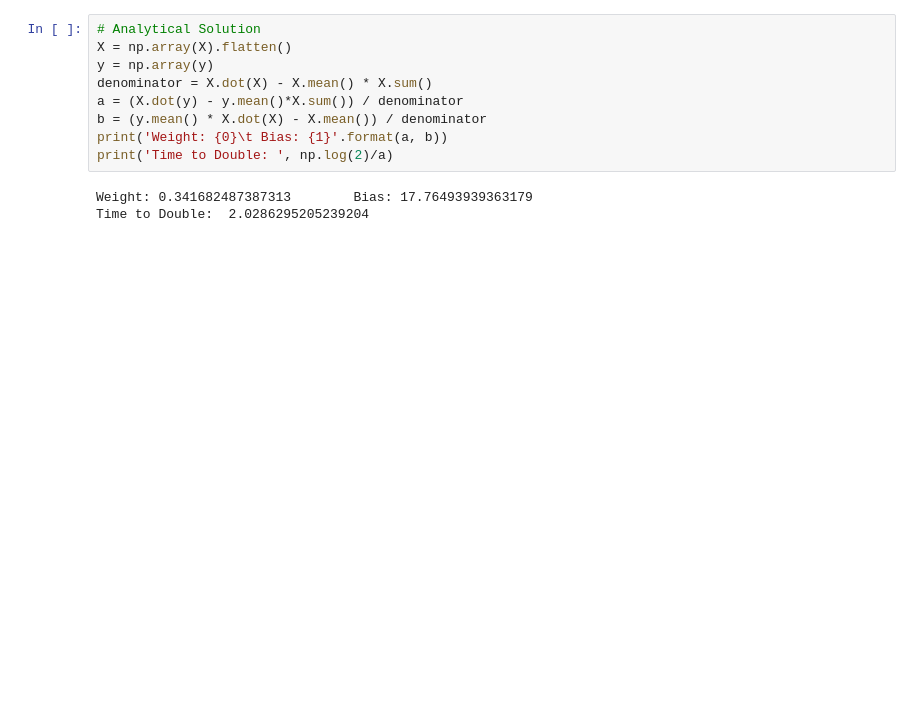
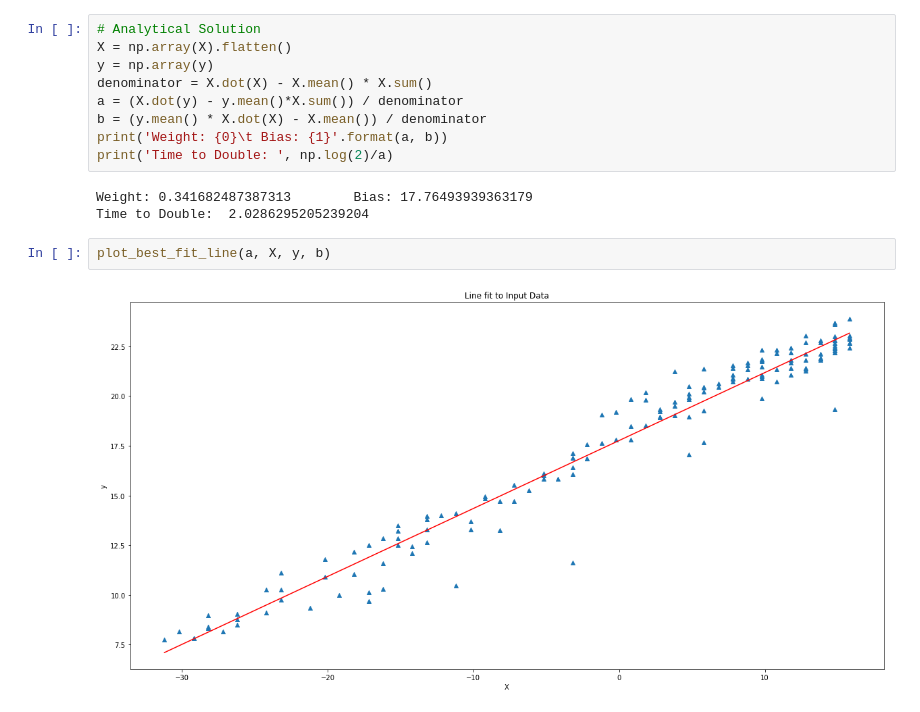
Before and after one commit to anujdutt9/Deep-Learning-TF-2.0, a Jupyter notebook: TF_2_Linear_Regression.ipynb, the cells around one changed output. Drawn from its saved outputs; the diff is of its cells as text; blank space fills up the shorter version.

```diff
--- a/TF_2_Linear_Regression.ipynb
+++ b/TF_2_Linear_Regression.ipynb
@@ -192,3 +210,7 @@ print('Time to Double: ', np.log(2)/a)
 # %% [output]
 Weight: 0.341682487387313        Bias: 17.76493939363179
 Time to Double:  2.0286295205239204
+# %%
+plot_best_fit_line(a, X, y, b)
+# %% [output]
+[figure, added]
```
Also changed, not shown: parts of 10 cells of this notebook.
